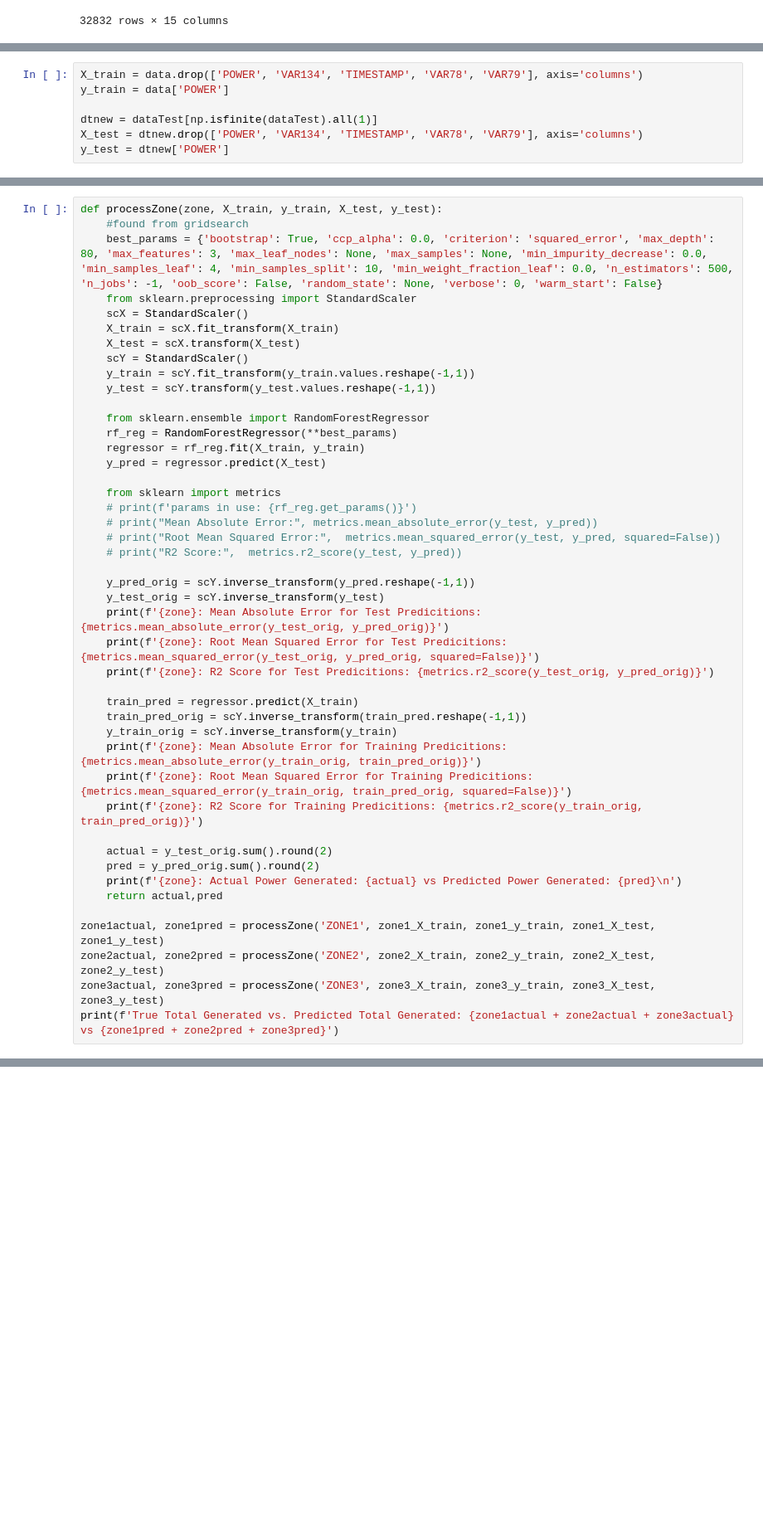
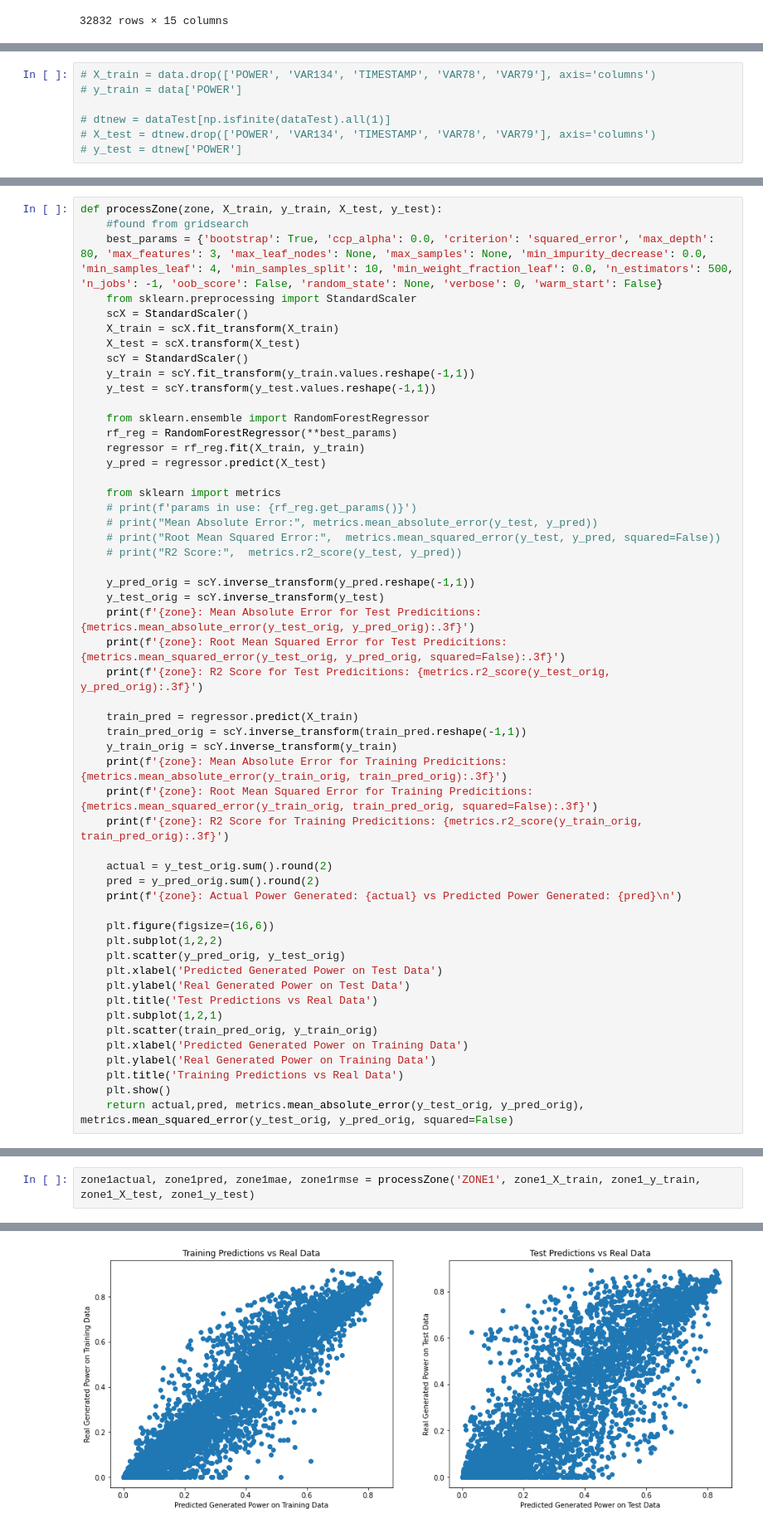
Before and after one commit to gancianthony/SolarForecast, a Jupyter notebook: solar_project.ipynb, the cells around one changed output, grey strips where cells are left out. Shown at 83% size. Cells and saved outputs as stored; diff of their text form; blank space fills up the shorter version.

```diff
--- a/solar_project.ipynb
+++ b/solar_project.ipynb
@@ -130,12 +140,12 @@ featuresScores.sort_values(by = 'Score')
 | 8 | VAR167 | 9620.400025 |
 | 4 | VAR157 | 20014.023018 |
 # %%
-X_train = data.drop(['POWER', 'VAR134', 'TIMESTAMP', 'VAR78', 'VAR79'], axis='columns')
-y_train = data['POWER']
+# X_train = data.drop(['POWER', 'VAR134', 'TIMESTAMP', 'VAR78', 'VAR79'], axis='columns')
+# y_train = data['POWER']
 
-dtnew = dataTest[np.isfinite(dataTest).all(1)]
-X_test = dtnew.drop(['POWER', 'VAR134', 'TIMESTAMP', 'VAR78', 'VAR79'], axis='columns')
-y_test = dtnew['POWER']
+# dtnew = dataTest[np.isfinite(dataTest).all(1)]
+# X_test = dtnew.drop(['POWER', 'VAR134', 'TIMESTAMP', 'VAR78', 'VAR79'], axis='columns')
+# y_test = dtnew['POWER']
 # %%
 zone1_X_train = zone1train.drop(['POWER', 'VAR134', 'TIMESTAMP', 'VAR78', 'VAR79'], axis='columns')
 zone1_y_train = zone1train['POWER']
@@ -182,23 +192,31 @@ def processZone(zone, X_train, y_train, X_test, y_test):
 
     y_pred_orig = scY.inverse_transform(y_pred.reshape(-1,1))
     y_test_orig = scY.inverse_transform(y_test)
-    print(f'{zone}: Mean Absolute Error for Test Predicitions: {metrics.mean_absolute_error(y_test_orig, y_pred_orig)}')
-    print(f'{zone}: Root Mean Squared Error for Test Predicitions: {metrics.mean_squared_error(y_test_orig, y_pred_orig, squared=False)}')
-    print(f'{zone}: R2 Score for Test Predicitions: {metrics.r2_score(y_test_orig, y_pred_orig)}')
+    print(f'{zone}: Mean Absolute Error for Test Predicitions: {metrics.mean_absolute_error(y_test_orig, y_pred_orig):.3f}')
+    print(f'{zone}: Root Mean Squared Error for Test Predicitions: {metrics.mean_squared_error(y_test_orig, y_pred_orig, squared=False):.3f}')
+    print(f'{zone}: R2 Score for Test Predicitions: {metrics.r2_score(y_test_orig, y_pred_orig):.3f}')
 
     train_pred = regressor.predict(X_train)
     train_pred_orig = scY.inverse_transform(train_pred.reshape(-1,1))
     y_train_orig = scY.inverse_transform(y_train)
-    print(f'{zone}: Mean Absolute Error for Training Predicitions: {metrics.mean_absolute_error(y_train_orig, train_pred_orig)}')
-    print(f'{zone}: Root Mean Squared Error for Training Predicitions: {metrics.mean_squared_error(y_train_orig, train_pred_orig, squared=False)}')
-    print(f'{zone}: R2 Score for Training Predicitions: {metrics.r2_score(y_train_orig, train_pred_orig)}')
+    print(f'{zone}: Mean Absolute Error for Training Predicitions: {metrics.mean_absolute_error(y_train_orig, train_pred_orig):.3f}')
+    print(f'{zone}: Root Mean Squared Error for Training Predicitions: {metrics.mean_squared_error(y_train_orig, train_pred_orig, squared=False):.3f}')
+    print(f'{zone}: R2 Score for Training Predicitions: {metrics.r2_score(y_train_orig, train_pred_orig):.3f}')
 
     actual = y_test_orig.sum().round(2)
     pred = y_pred_orig.sum().round(2)
     print(f'{zone}: Actual Power Generated: {actual} vs Predicted Power Generated: {pred}\n')
-    return actual,pred
 
-zone1actual, zone1pred = processZone('ZONE1', zone1_X_train, zone1_y_train, zone1_X_test, zone1_y_test)
-zone2actual, zone2pred = processZone('ZONE2', zone2_X_train, zone2_y_train, zone2_X_test, zone2_y_test)
-zone3actual, zone3pred = processZone('ZONE3', zone3_X_train, zone3_y_train, zone3_X_test, zone3_y_test)
-print(f'True Total Generated vs. Predicted Total Generated: {zone1actual + zone2actual + zone3actual} vs {zone1pred + zone2pred + zone3pred}')
+    plt.figure(figsize=(16,6))
+    plt.subplot(1,2,2)
+    plt.scatter(y_pred_orig, y_test_orig)
+    plt.xlabel('Predicted Generated Power on Test Data')
+    plt.ylabel('Real Generated Power on Test Data')
+    plt.title('Test Predictions vs Real Data')
+    plt.subplot(1,2,1)
+    plt.scatter(train_pred_orig, y_train_orig)
+    plt.xlabel('Predicted Generated Power on Training Data')
+    plt.ylabel('Real Generated Power on Training Data')
+    plt.title('Training Predictions vs Real Data')
+    plt.show()
+    return actual,pred, metrics.mean_absolute_error(y_test_orig, y_pred_orig), metrics.mean_squared_error(y_test_orig, y_pred_orig, squared=False)
@@ -245,0 +223,3 @@ Text(0, 0.5, 'Predicted values for y')
+# %%
+zone1actual, zone1pred, zone1mae, zone1rmse = processZone('ZONE1', zone1_X_train, zone1_y_train, zone1_X_test, zone1_y_test)
+# %% [output]
@@ -245,0 +233 @@ Text(0, 0.5, 'Predicted values for y')
+[figure, added]
```
Also changed, not shown: parts of 10 cells of this notebook.
